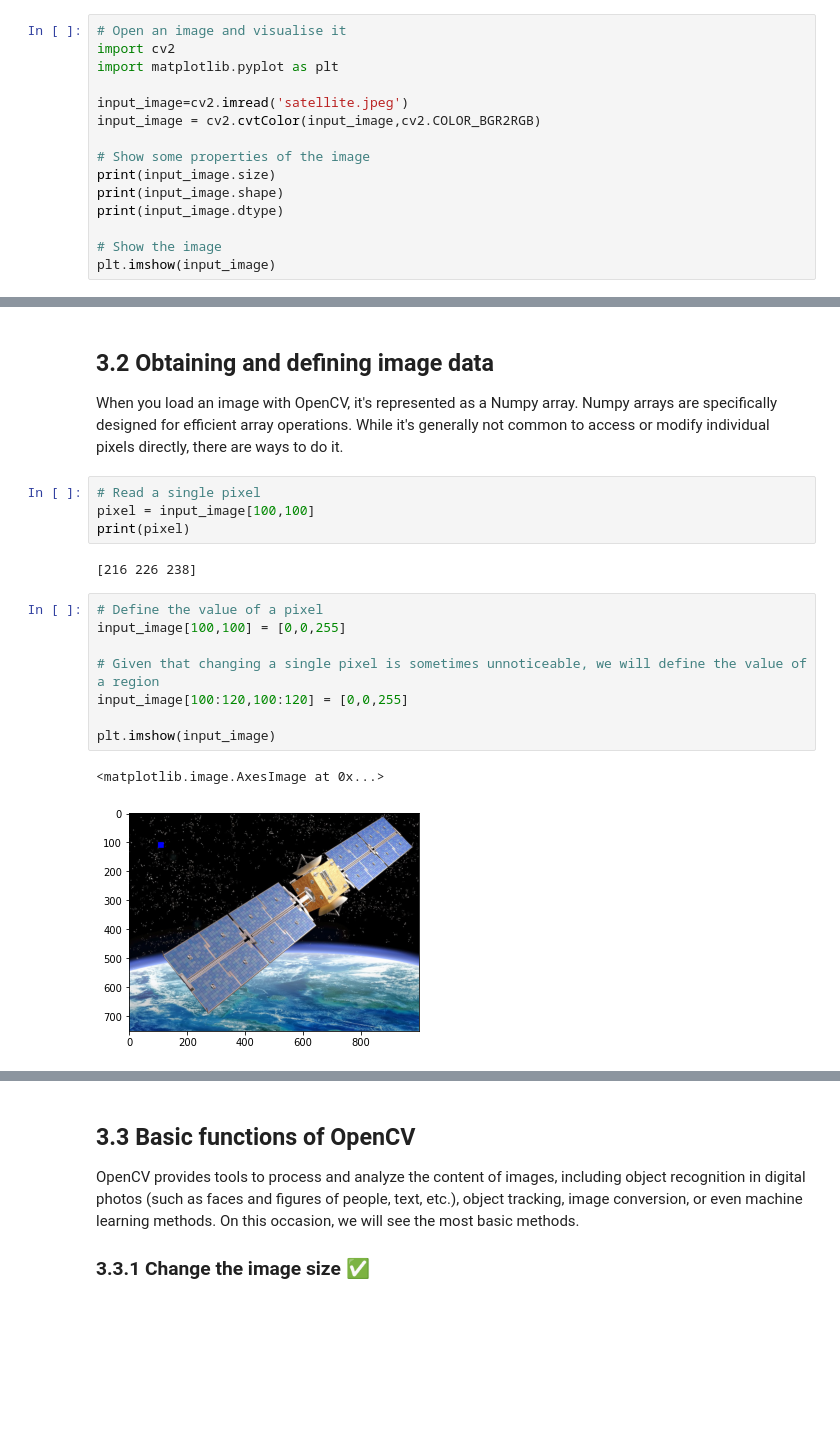
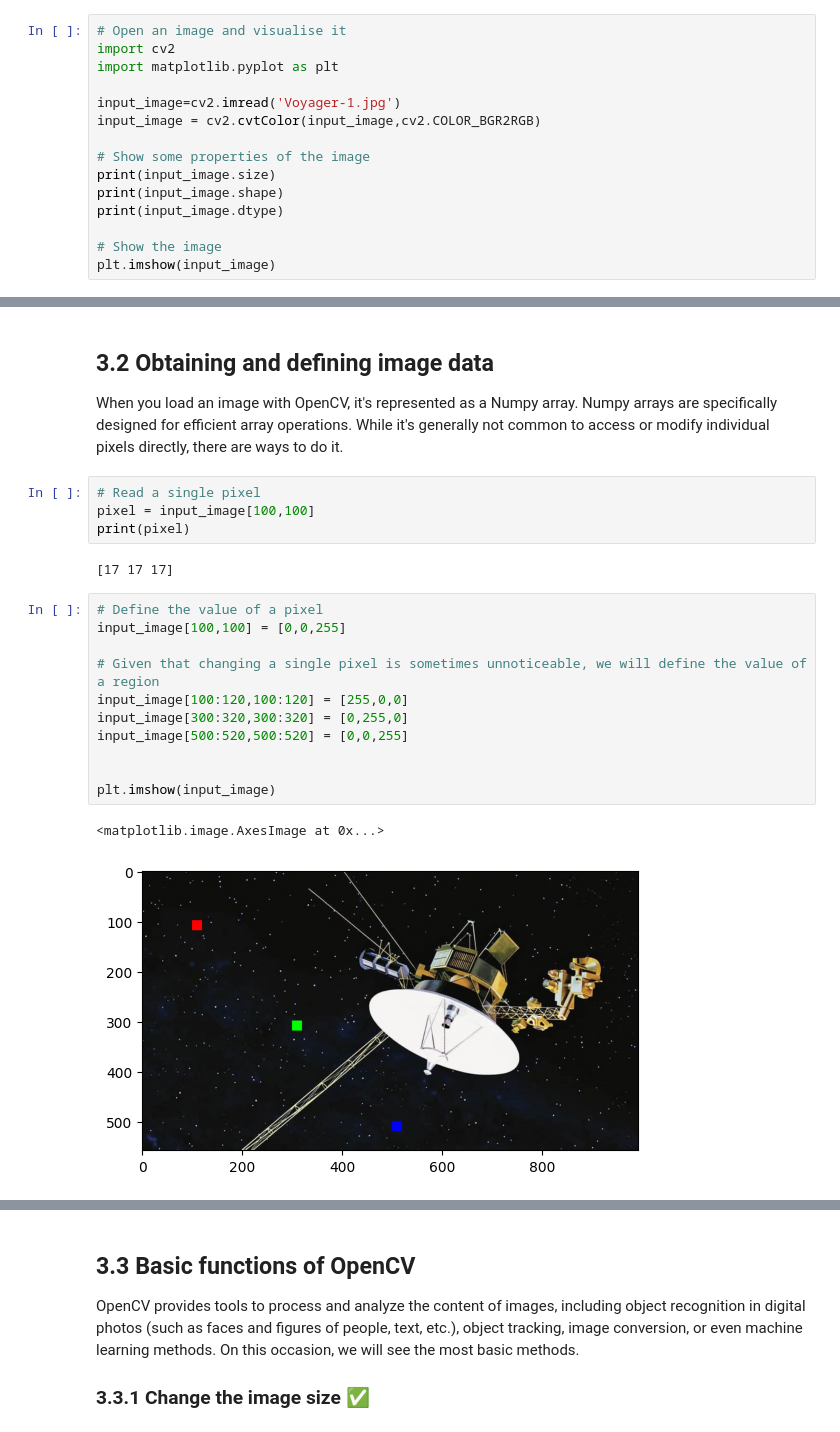
Before and after one commit to santes21/IMT-344_VISION_ARTIFICIAL, a Jupyter notebook: Lab_1_Introduction_to_Digital_Image_Processing.ipynb, the cells around one changed output, grey strips where cells are left out. Drawn from its saved outputs; the diff is of its cells as text; blank space fills up the shorter version.

```diff
--- a/Lab_1_Introduction_to_Digital_Image_Processing.ipynb
+++ b/Lab_1_Introduction_to_Digital_Image_Processing.ipynb
@@ -200,7 +212,7 @@ Images are usually saved in the RGB format, so you can think of then as 3D cubes
 import cv2
 import matplotlib.pyplot as plt
 
-input_image=cv2.imread('satellite.jpeg')
+input_image=cv2.imread('Voyager-1.jpg')
 input_image = cv2.cvtColor(input_image,cv2.COLOR_BGR2RGB)
 
 # Show some properties of the image
@@ -263,17 +275,20 @@ When you load an image with OpenCV, it's represented as a Numpy array. Numpy arr
 pixel = input_image[100,100]
 print(pixel)
 # %% [output]
-[216 226 238]
+[17 17 17]
 # %%
 # Define the value of a pixel
 input_image[100,100] = [0,0,255]
 
 # Given that changing a single pixel is sometimes unnoticeable, we will define the value of a region
-input_image[100:120,100:120] = [0,0,255]
+input_image[100:120,100:120] = [255,0,0]
+input_image[300:320,300:320] = [0,255,0]
+input_image[500:520,500:520] = [0,0,255]
+
 
 plt.imshow(input_image)
 # %% [output]
 <matplotlib.image.AxesImage at 0x...>
-[figure, old version]
+[figure, new version]
 # %%
 # Let's see another example copying a region to another region
```
Also changed, not shown: parts of 20 cells of this notebook.
